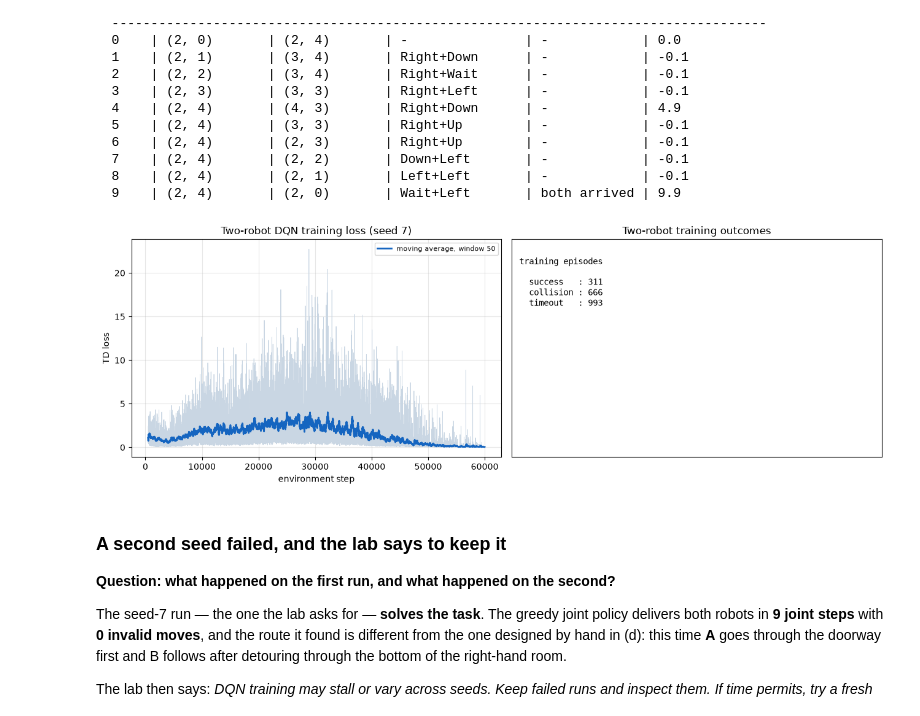
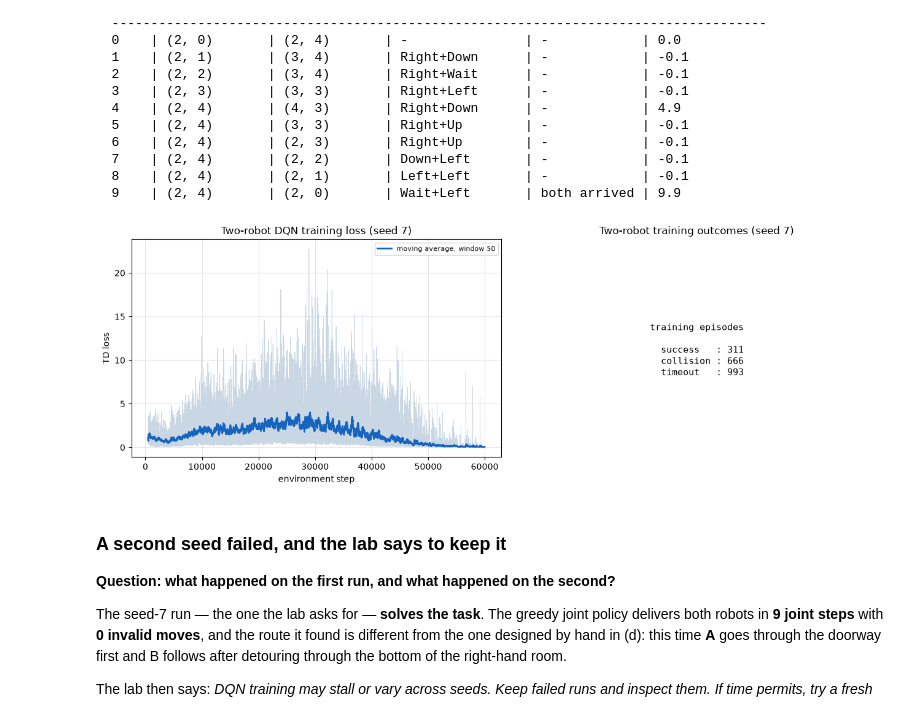
Before and after one commit to KrishGarg/CS-F407-labs, a Jupyter notebook: notebooks/rl.ipynb, the cells around one changed output. Drawn from its saved outputs; the diff is of its cells as text; code cells hidden in the pictures.

Commit message:
fixed two-robot figure legend and outcomes panel

```diff
--- a/notebooks/rl.ipynb
+++ b/notebooks/rl.ipynb
@@ -2798,34 +2818,34 @@ Two-robot greedy evaluation (seed 7)
 # %%
 # --- the two-robot training curve ---
 
 fig, axes = plt.subplots(1, 2, figsize=(13, 4.5))
 
 ax = axes[0]
 steps_axis = np.array([s for s, _v in two_losses])
 ax.plot(steps_axis, two_loss_values, color="#c9d6e3", linewidth=0.6)
 if len(two_loss_values) >= WINDOW:
     ax.plot(steps_axis, moving_average(two_loss_values, WINDOW),
             color="#1565c0", linewidth=2.0,
             label="moving average, window %d" % WINDOW)
 ax.set_xlabel("environment step")
 ax.set_ylabel("TD loss")
 ax.set_title("Two-robot DQN training loss (seed %d)" % SEED)
 ax.legend(fontsize=8)
 ax.grid(alpha=0.3)
 
 ax = axes[1]
-ax.text(0.02, 0.92,
+ax.axis("off")
+ax.text(0.5, 0.62,
         "training episodes\n\n  success   : %d\n  collision : %d\n  timeout   : %d"
         % (two_stats["success"], two_stats["collision"], two_stats["timeout"]),
-        transform=ax.transAxes, va="top", fontsize=10, family="monospace")
-ax.set_title("Two-robot training outcomes")
-ax.set_xticks([])
-ax.set_yticks([])
+        transform=ax.transAxes, va="top", ha="center", fontsize=11,
+        family="monospace")
+ax.set_title("Two-robot training outcomes (seed %d)" % SEED)
 
 plt.tight_layout()
 plt.show()
 # %% [output]
-[figure, old version]
+[figure, new version]
 # %% [markdown]
 ### A second seed failed, and the lab says to keep it
 
```
Also changed, not shown: parts of 3 cells of this notebook.
